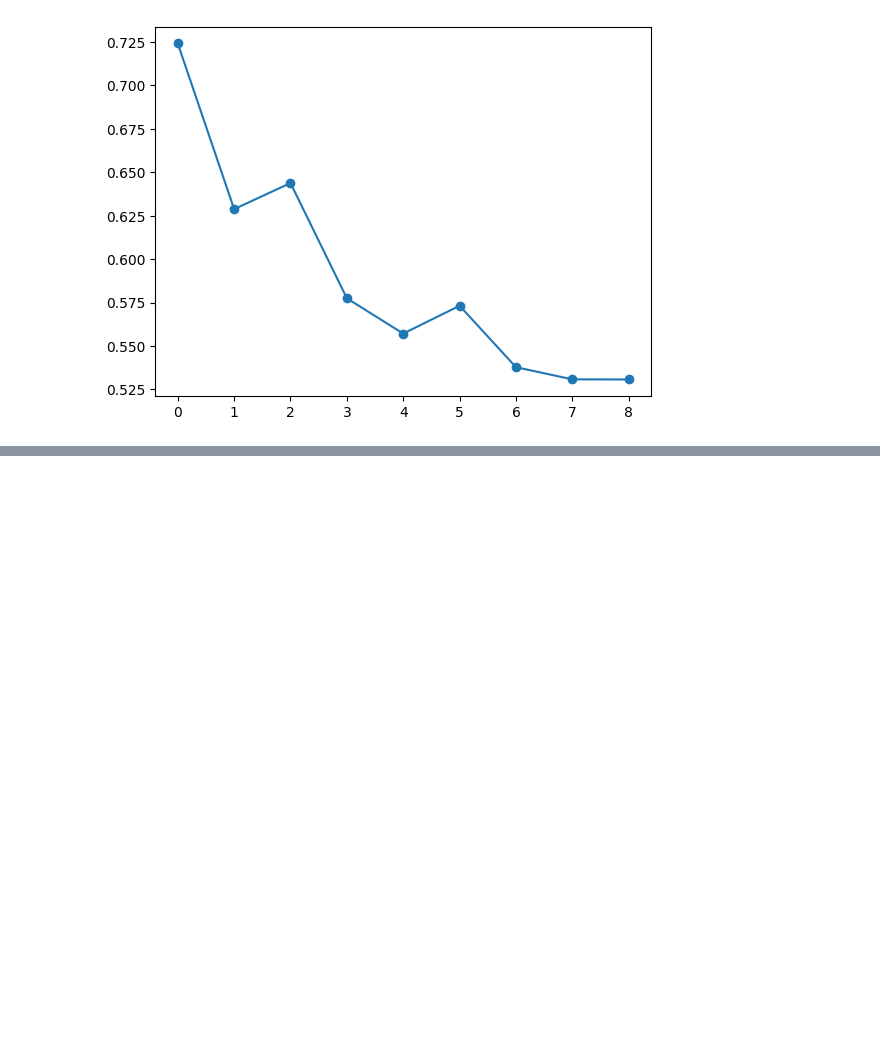
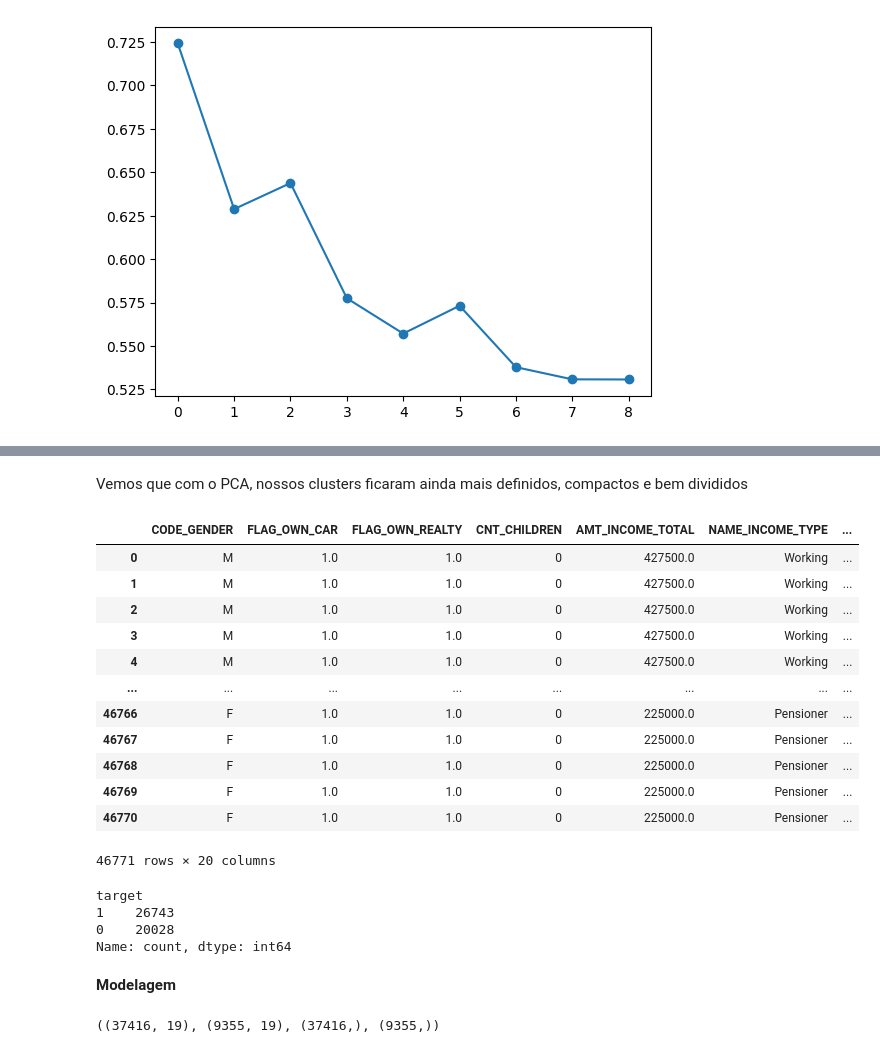
Before and after one commit to WesleySouza13/Projeto-Risco-de-Cr-dito-, a Jupyter notebook: notebooks/notebook.ipynb, the cells around one changed output, grey strips where cells are left out. Saved outputs shown, nothing was run; the diff lists cells and outputs as text; code cells hidden in the pictures; blank space fills up the shorter version.

```diff
--- a/notebooks/notebook.ipynb
+++ b/notebooks/notebook.ipynb
@@ -346,0 +474,28 @@ plt.plot(sil_score, marker='o')
+# %% [markdown]
+Vemos que com o PCA, nossos clusters ficaram ainda mais definidos, compactos e bem divididos
+# %%
+df2['target'] = y_pca_kmeans.labels_
+df2
+# %% [output]
+|  | CODE_GENDER | FLAG_OWN_CAR | FLAG_OWN_REALTY | CNT_CHILDREN | AMT_INCOME_TOTAL | NAME_INCOME_TYPE | ... |
+| 0 | M | 1.0 | 1.0 | 0 | 427500.0 | Working | ... |
+| 1 | M | 1.0 | 1.0 | 0 | 427500.0 | Working | ... |
+| 2 | M | 1.0 | 1.0 | 0 | 427500.0 | Working | ... |
+| 3 | M | 1.0 | 1.0 | 0 | 427500.0 | Working | ... |
+| 4 | M | 1.0 | 1.0 | 0 | 427500.0 | Working | ... |
+| ... | ... | ... | ... | ... | ... | ... | ... |
+| 46766 | F | 1.0 | 1.0 | 0 | 225000.0 | Pensioner | ... |
+| 46767 | F | 1.0 | 1.0 | 0 | 225000.0 | Pensioner | ... |
+| 46768 | F | 1.0 | 1.0 | 0 | 225000.0 | Pensioner | ... |
+| 46769 | F | 1.0 | 1.0 | 0 | 225000.0 | Pensioner | ... |
+| 46770 | F | 1.0 | 1.0 | 0 | 225000.0 | Pensioner | ... |
+46771 rows × 20 columns
+# %%
+df2['target'].value_counts()
+# %% [output]
+target
+1    26743
+0    20028
+Name: count, dtype: int64
+# %% [markdown]
+**Modelagem**
@@ -346,0 +508,4 @@ plt.plot(sil_score, marker='o')
+# %%
+x_train.shape, x_test.shape, y_train.shape, y_test.shape
+# %% [output]
+((37416, 19), (9355, 19), (37416,), (9355,))
```
Also changed, not shown: parts of 39 cells of this notebook.
